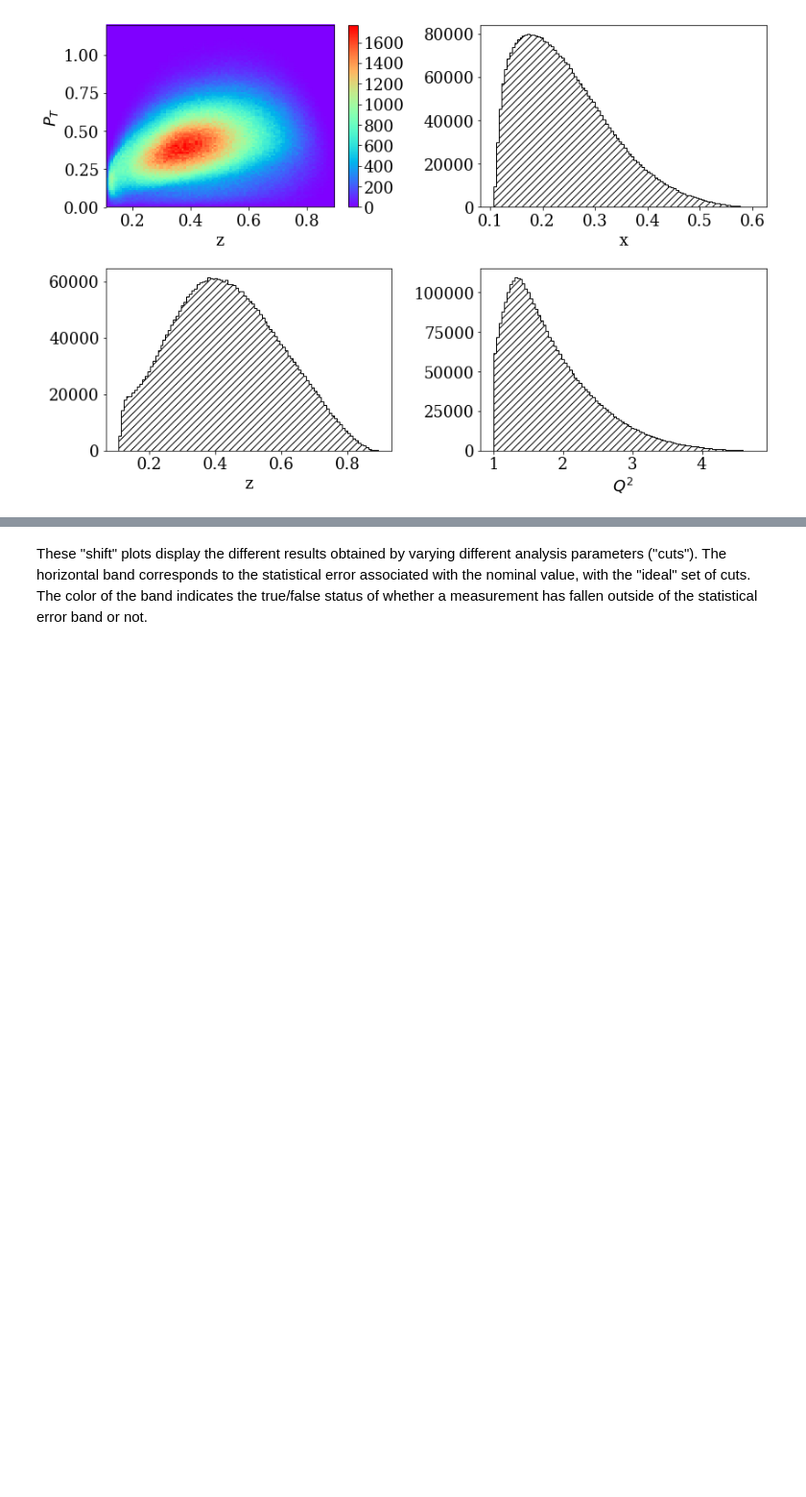
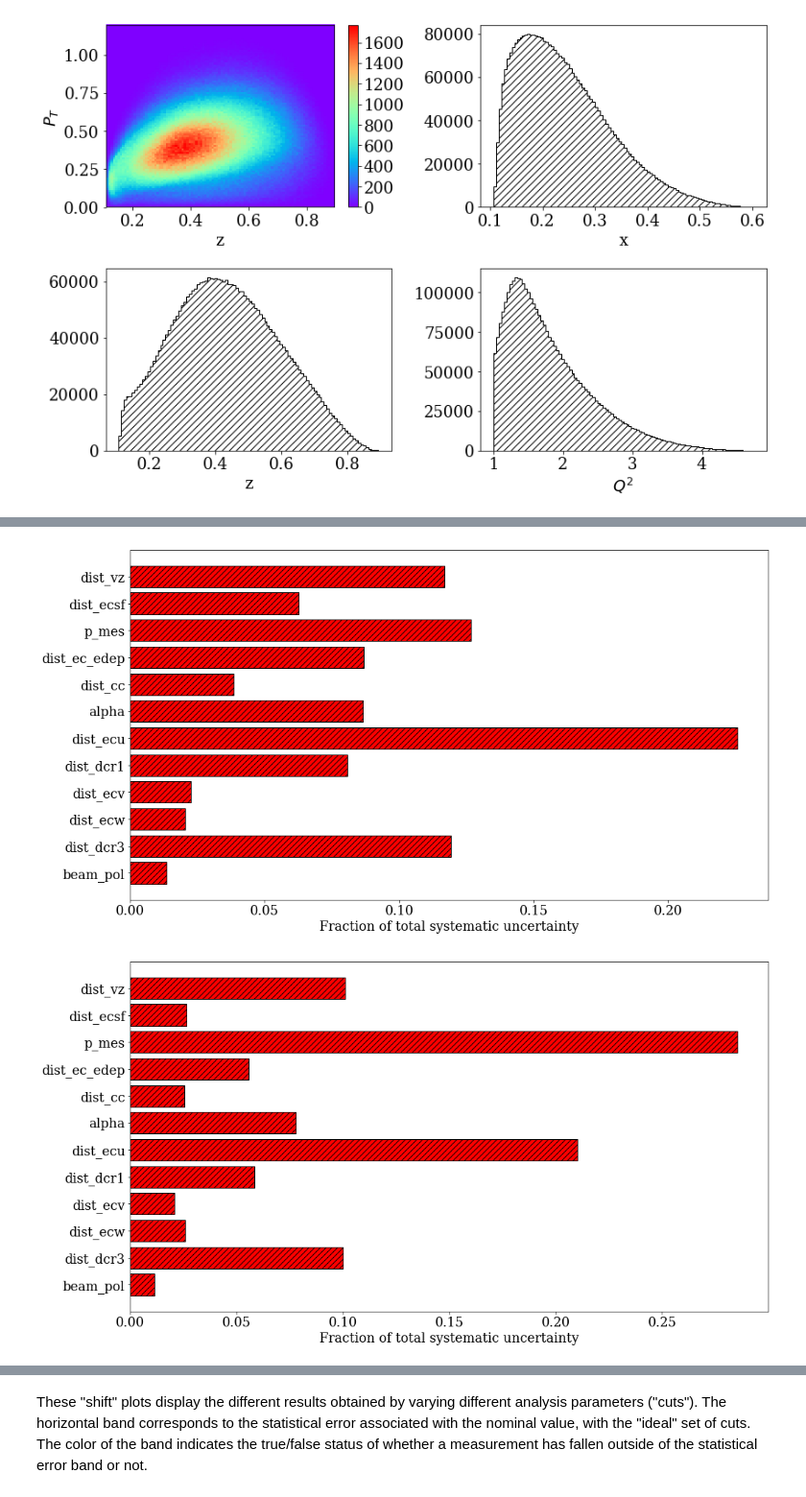
Before and after one commit to dmriser/python-analysis, a Jupyter notebook: kaon-bsa/analysis.ipynb, the cells around one changed output, grey strips where cells are left out. Shown at 96% size. Drawn from its saved outputs; the diff is of its cells as text; code cells hidden in the pictures; blank space fills up the shorter version.

```diff
--- a/kaon-bsa/analysis.ipynb
+++ b/kaon-bsa/analysis.ipynb
@@ -1195,0 +1254,8 @@ plt.savefig('image/bsa_pt_sys.pdf', bbox_inches='tight')
+# %%
+for axis in AXES:
+    plot_sys_bar(results['nominal'], var_to_col, axis)
+    save_title = 'image/systematic-bar-%s.pdf' % axis
+    plt.savefig(save_title, bbox_inches='tight')
+# %% [output]
+[figure, added]
+[figure, added]
```
Also changed, not shown: parts of 25 cells of this notebook, 2 other files.
